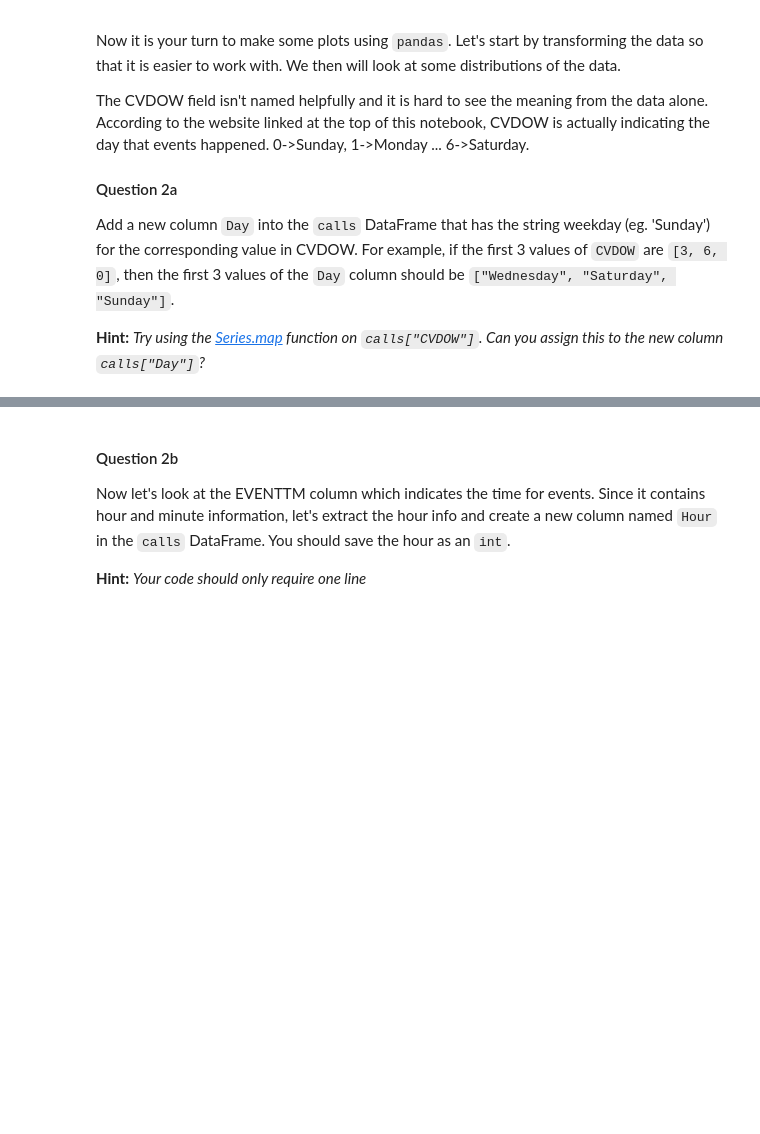
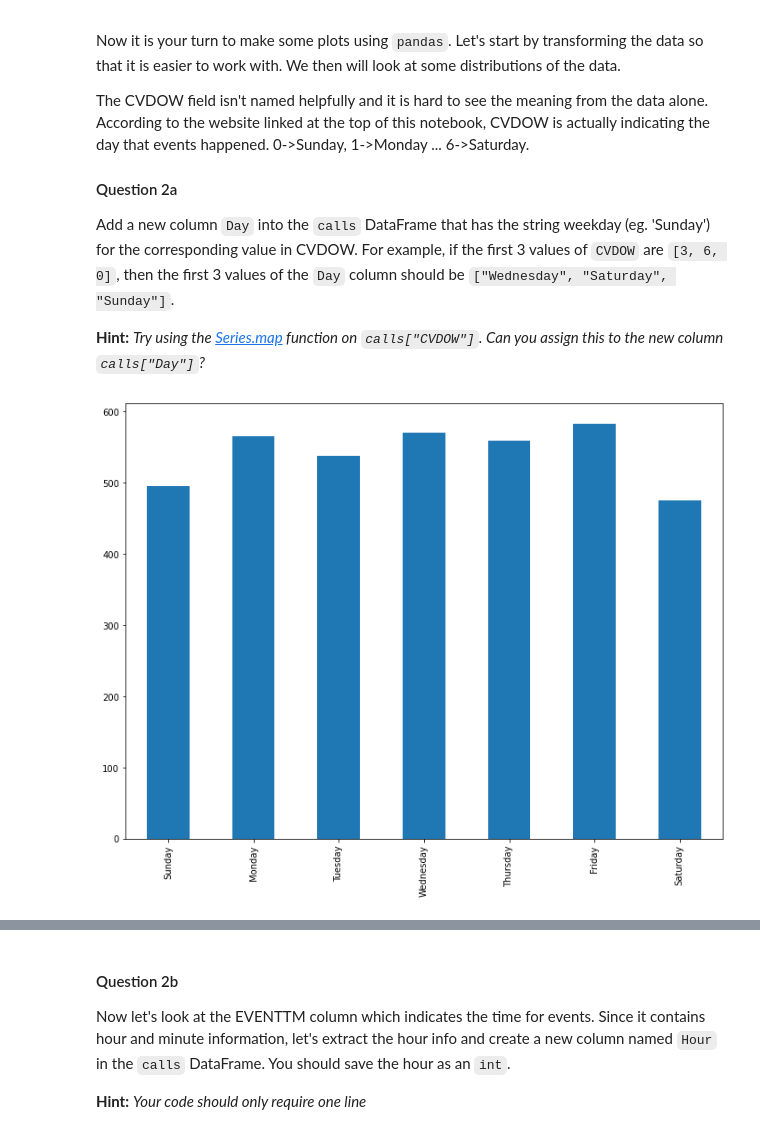
Before and after one commit to TheEvergreenStateCollege/week-2-hunter-a1, a Jupyter notebook: lab/lab03/lab03.ipynb, the cells around one changed output, grey strips where cells are left out. Saved outputs shown, nothing was run; the diff lists cells and outputs as text; code cells hidden in the pictures; blank space fills up the shorter version.

```diff
--- a/lab/lab03/lab03.ipynb
+++ b/lab/lab03/lab03.ipynb
@@ -305,8 +300,12 @@ name: q2a
 # %%
 days = ["Sunday", "Monday", "Tuesday", "Wednesday", "Thursday", "Friday", "Saturday"]
 day_indices = range(7)
 indices_to_days_dict = dict(zip(day_indices, days)) # Should look like {0:"Sunday", 1:"Monday", ..., 6:"Saturday"}
-
-...
+calls["Day"] = calls["CVDOW"].map(indices_to_days_dict)
+calls[["CVDOW","Day"]]
+#calls["Day"].value_counts()
+ax = calls['Day'].value_counts().reindex(days).plot(kind='bar')
+# %% [output]
+[figure, added]
 # %%
 grader.check("q2a")
```
Also changed, not shown: parts of 14 cells of this notebook.
